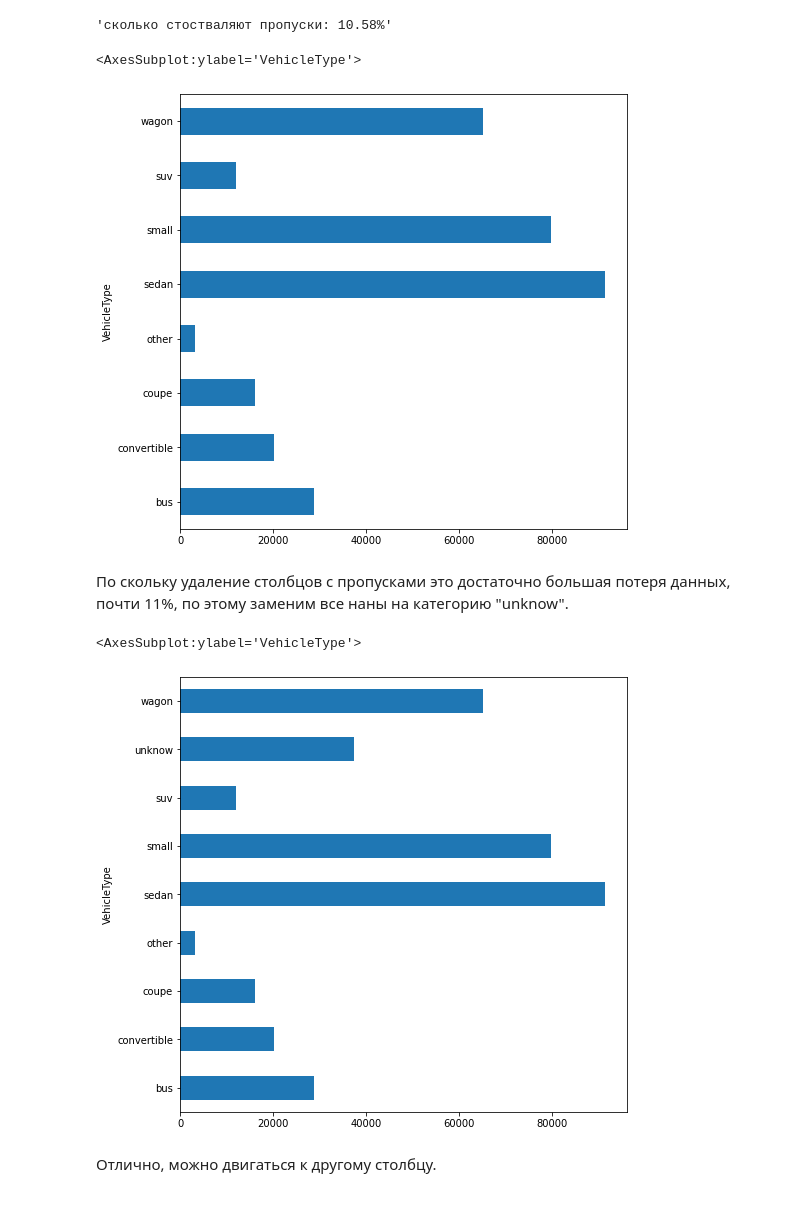
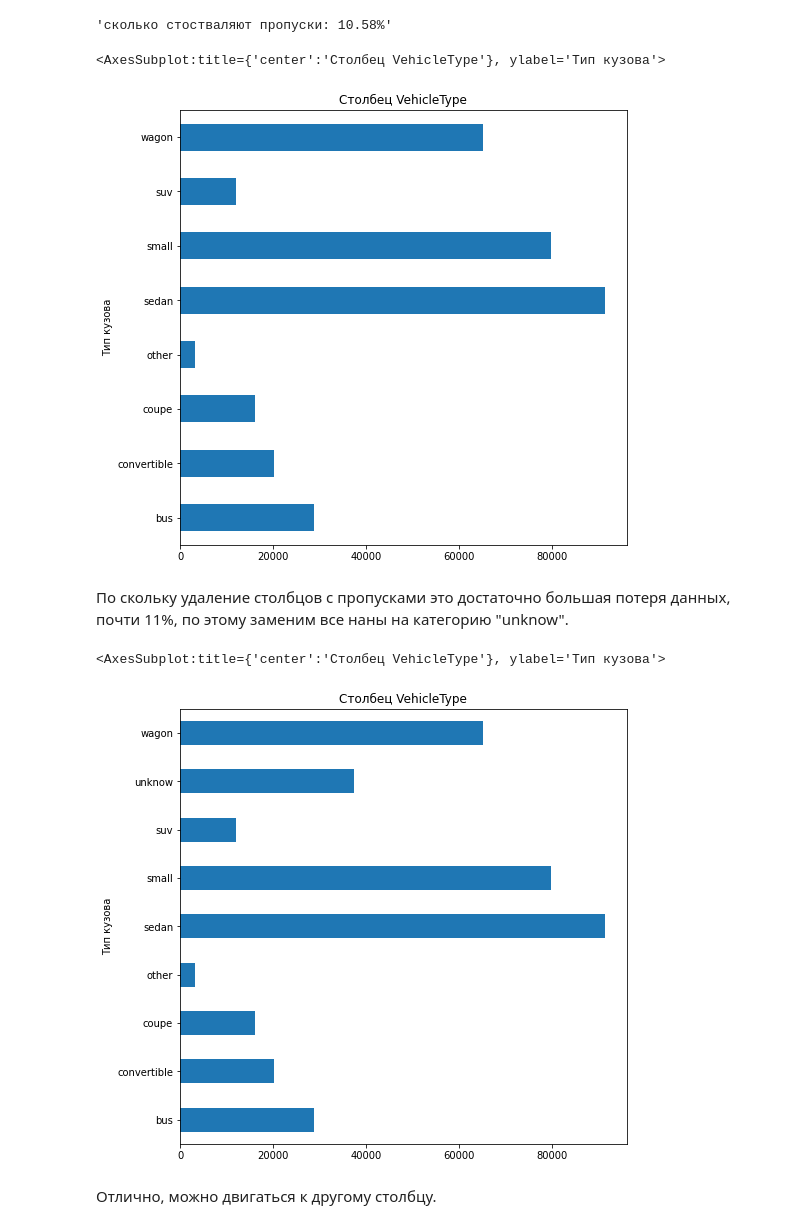
Before and after one commit to Rook-Black/Practicum, a Jupyter notebook: Car_market/3dd271fb-0f56-486d-8388-7eeaba5c2190.ipynb, the cells around one changed output. Saved outputs shown, nothing was run; the diff lists cells and outputs as text; code cells hidden in the pictures.

```diff
--- a/Car_market/3dd271fb-0f56-486d-8388-7eeaba5c2190.ipynb
+++ b/Car_market/3dd271fb-0f56-486d-8388-7eeaba5c2190.ipynb
@@ -65,3 +118,8 @@ df = pd.read_csv('./autos.csv')
+# %%
+try:
+    df = pd.read_csv('/datasets/autos.csv')
+except:
+    df = pd.read_csv('./autos.csv')
 # %%
 df.info()
 # %% [output]
@@ -239,10 +318,12 @@ df.pivot_table(index = "VehicleType",
                                       kind = "barh",
                                       legend = False,
                                       figsize = (8,8),
-                                      ylabel = "")
+                                      ylabel = "Килочество объявлений",
+                                      xlabel='Тип кузова',
+                                      title='Столбец VehicleType')
 # %% [output]
-<AxesSubplot:ylabel='VehicleType'>
+<AxesSubplot:title={'center':'Столбец VehicleType'}, ylabel='Тип кузова'>
-[figure, old version]
+[figure, new version]
 # %% [markdown]
 По скольку удаление столбцов с пропусками это достаточно большая потеря данных, почти 11%, по этому заменим все наны на категорию "unknow".
 # %%
@@ -250,13 +331,15 @@ df['VehicleType'] = df['VehicleType'].fillna('unknow')
 # %%
 df.pivot_table(index = "VehicleType",
                values = "Price",
                aggfunc = "count").plot(y = "Price",
                                       kind = "barh",
                                       legend = False,
                                       figsize = (8,8),
-                                      ylabel = "")
+                                      ylabel = "Килочество объявлений",
+                                      xlabel='Тип кузова',
+                                      title='Столбец VehicleType')
 # %% [output]
-<AxesSubplot:ylabel='VehicleType'>
+<AxesSubplot:title={'center':'Столбец VehicleType'}, ylabel='Тип кузова'>
-[figure, old version]
+[figure, new version]
 # %% [markdown]
 Отлично, можно двигаться к другому столбцу.
```
Also changed, not shown: parts of 183 cells of this notebook, 1 other file.
